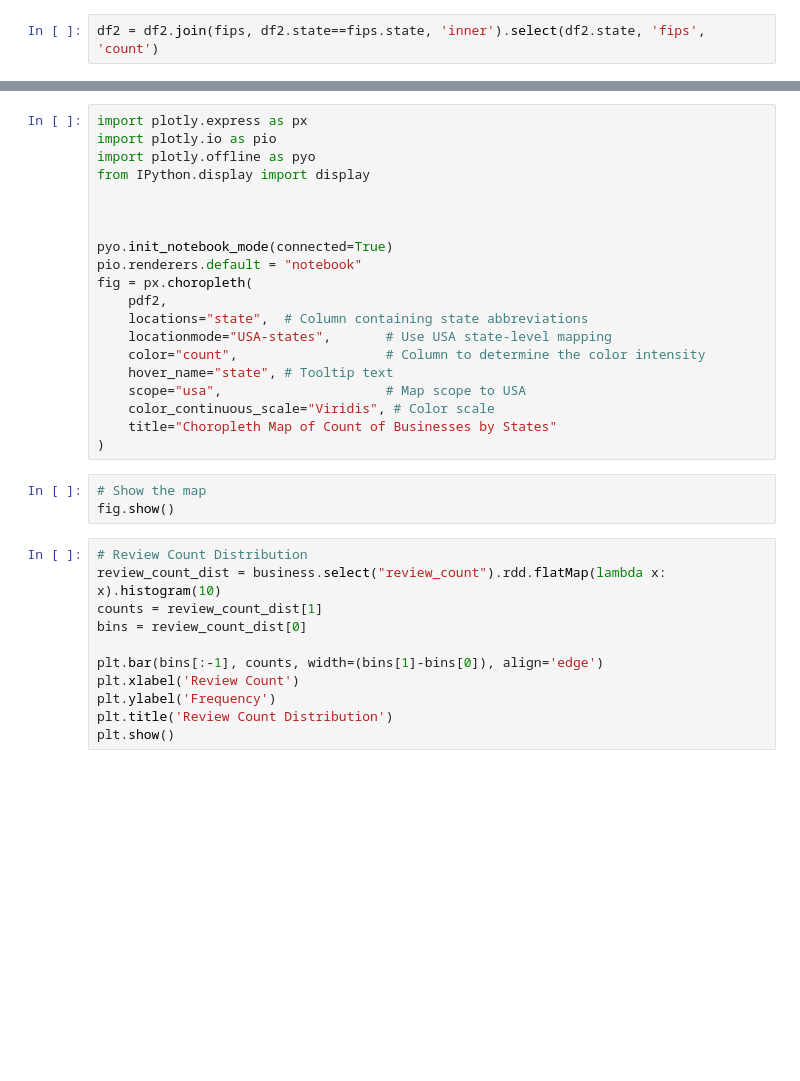
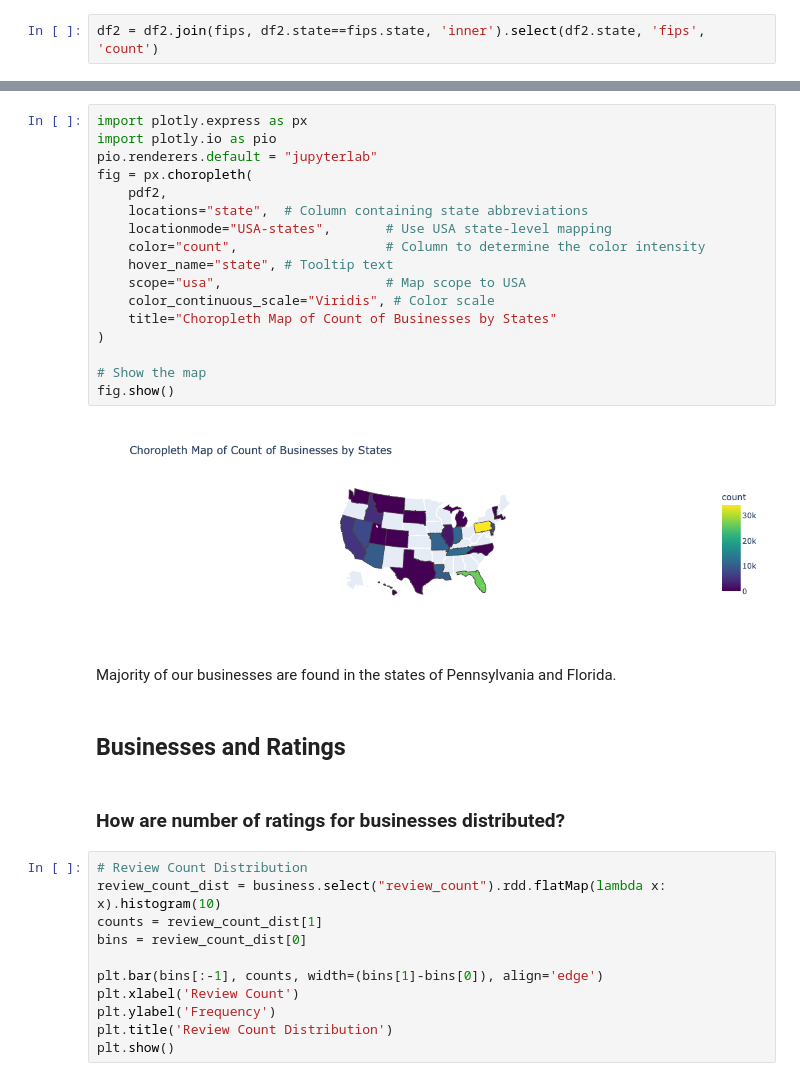
Before and after one commit to sdingx/bdp_summer23, a Jupyter notebook: EDA.ipynb, the cells around one changed output, grey strips where cells are left out. Cells and saved outputs as stored; diff of their text form; blank space fills up the shorter version.

Commit message:
added plot interpretations

```diff
--- a/EDA.ipynb
+++ b/EDA.ipynb
@@ -235,26 +235,28 @@ pdf2.head()
 # %%
 import plotly.express as px
 import plotly.io as pio
-import plotly.offline as pyo
-from IPython.display import display
-
-
-
-pyo.init_notebook_mode(connected=True)
-pio.renderers.default = "notebook"
+pio.renderers.default = "jupyterlab"
 fig = px.choropleth(
     pdf2,
     locations="state",  # Column containing state abbreviations
     locationmode="USA-states",       # Use USA state-level mapping
     color="count",                   # Column to determine the color intensity
     hover_name="state", # Tooltip text
     scope="usa",                     # Map scope to USA
     color_continuous_scale="Viridis", # Color scale
     title="Choropleth Map of Count of Businesses by States"
 )
+
+# Show the map
+fig.show()
+# %% [output]
+[figure, added]
-# %%
-# Show the map
-fig.show()
+# %% [markdown]
+Majority of our businesses are found in the states of Pennsylvania and Florida.
+# %% [markdown]
+## Businesses and Ratings
+# %% [markdown]
+### How are number of ratings for businesses distributed?
 # %%
 # Review Count Distribution
 review_count_dist = business.select("review_count").rdd.flatMap(lambda x: x).histogram(10)
```
Also changed, not shown: parts of 11 cells of this notebook.
